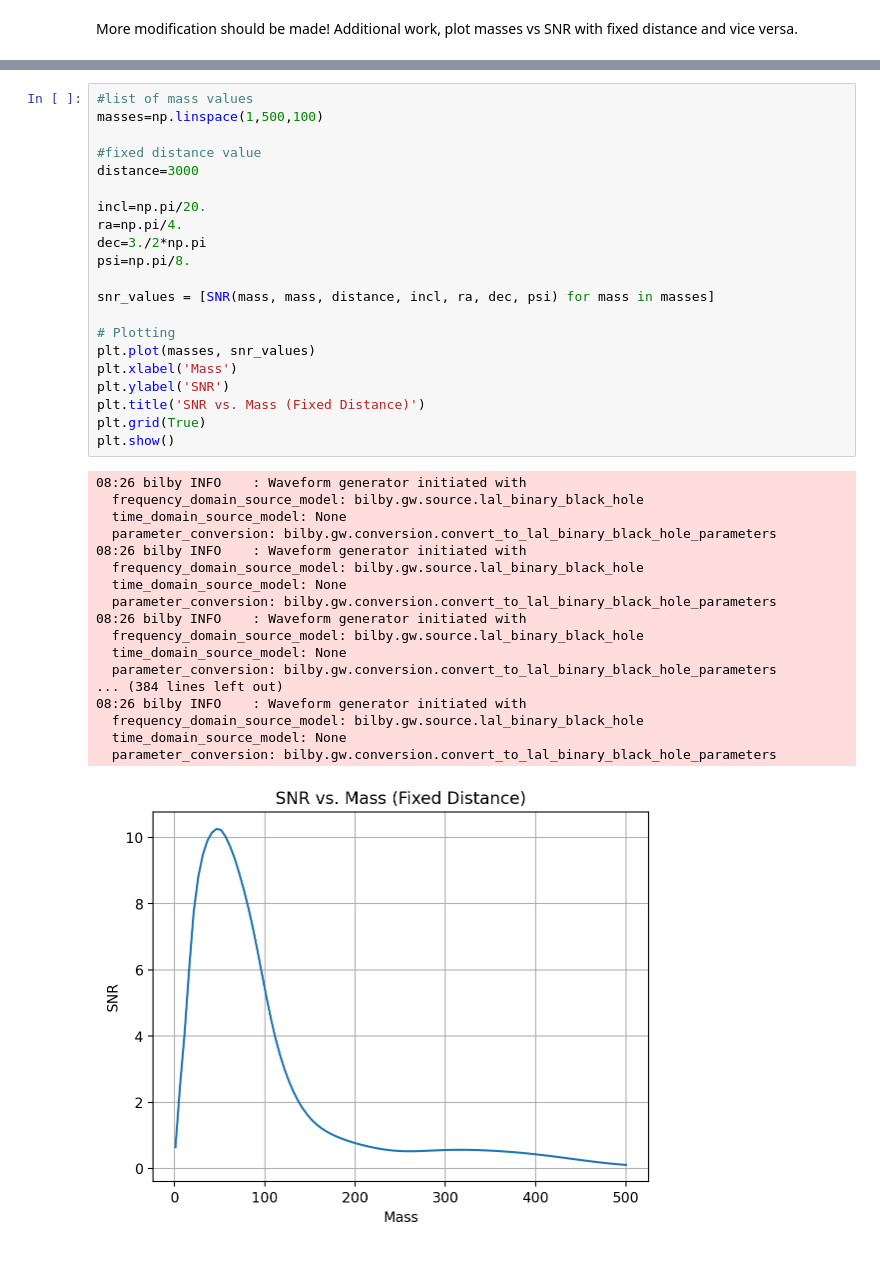
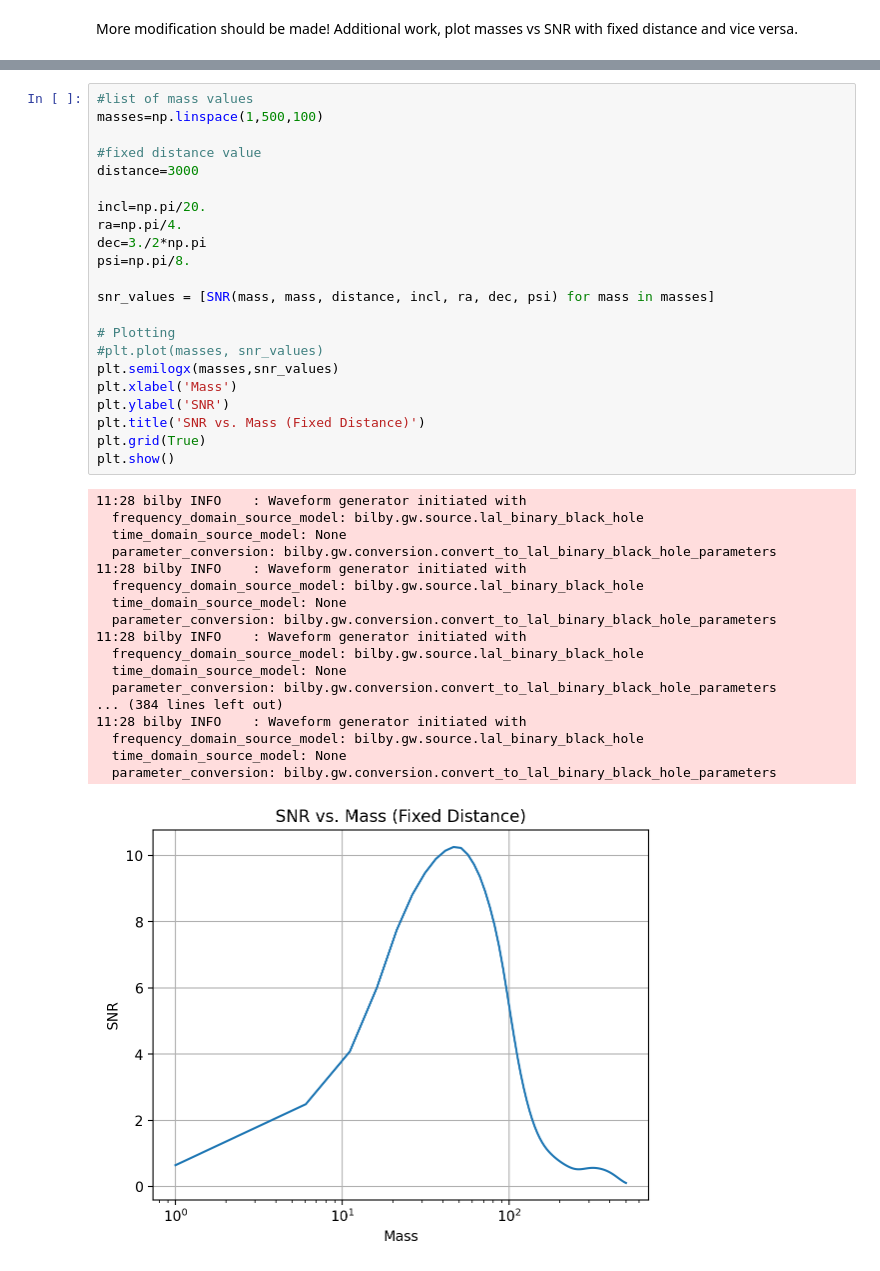
Before and after one commit to MiaoShang00/GW_project, a Jupyter notebook: snr_function.ipynb, the cells around one changed output, grey strips where cells are left out. Saved outputs shown, nothing was run; the diff lists cells and outputs as text.

```diff
--- a/snr_function.ipynb
+++ b/snr_function.ipynb
@@ -207,36 +209,37 @@ masses=np.linspace(1,500,100)
 #fixed distance value
 distance=3000
 
 incl=np.pi/20.
 ra=np.pi/4.
 dec=3./2*np.pi
 psi=np.pi/8.
 
 snr_values = [SNR(mass, mass, distance, incl, ra, dec, psi) for mass in masses]
 
 # Plotting
-plt.plot(masses, snr_values)
+#plt.plot(masses, snr_values)
+plt.semilogx(masses,snr_values)
 plt.xlabel('Mass')
 plt.ylabel('SNR')
 plt.title('SNR vs. Mass (Fixed Distance)')
 plt.grid(True)
 plt.show()
 # %% [output]
-08:26 bilby INFO    : Waveform generator initiated with
+11:28 bilby INFO    : Waveform generator initiated with
   frequency_domain_source_model: bilby.gw.source.lal_binary_black_hole
   time_domain_source_model: None
   parameter_conversion: bilby.gw.conversion.convert_to_lal_binary_black_hole_parameters
-08:26 bilby INFO    : Waveform generator initiated with
+11:28 bilby INFO    : Waveform generator initiated with
   frequency_domain_source_model: bilby.gw.source.lal_binary_black_hole
   time_domain_source_model: None
   parameter_conversion: bilby.gw.conversion.convert_to_lal_binary_black_hole_parameters
-08:26 bilby INFO    : Waveform generator initiated with
+11:28 bilby INFO    : Waveform generator initiated with
   frequency_domain_source_model: bilby.gw.source.lal_binary_black_hole
   time_domain_source_model: None
   parameter_conversion: bilby.gw.conversion.convert_to_lal_binary_black_hole_parameters
 ... (384 lines left out)
-08:26 bilby INFO    : Waveform generator initiated with
+11:28 bilby INFO    : Waveform generator initiated with
   frequency_domain_source_model: bilby.gw.source.lal_binary_black_hole
   time_domain_source_model: None
   parameter_conversion: bilby.gw.conversion.convert_to_lal_binary_black_hole_parameters
-[figure, old version]
+[figure, new version]
```
Also changed, not shown: parts of 7 cells of this notebook.
